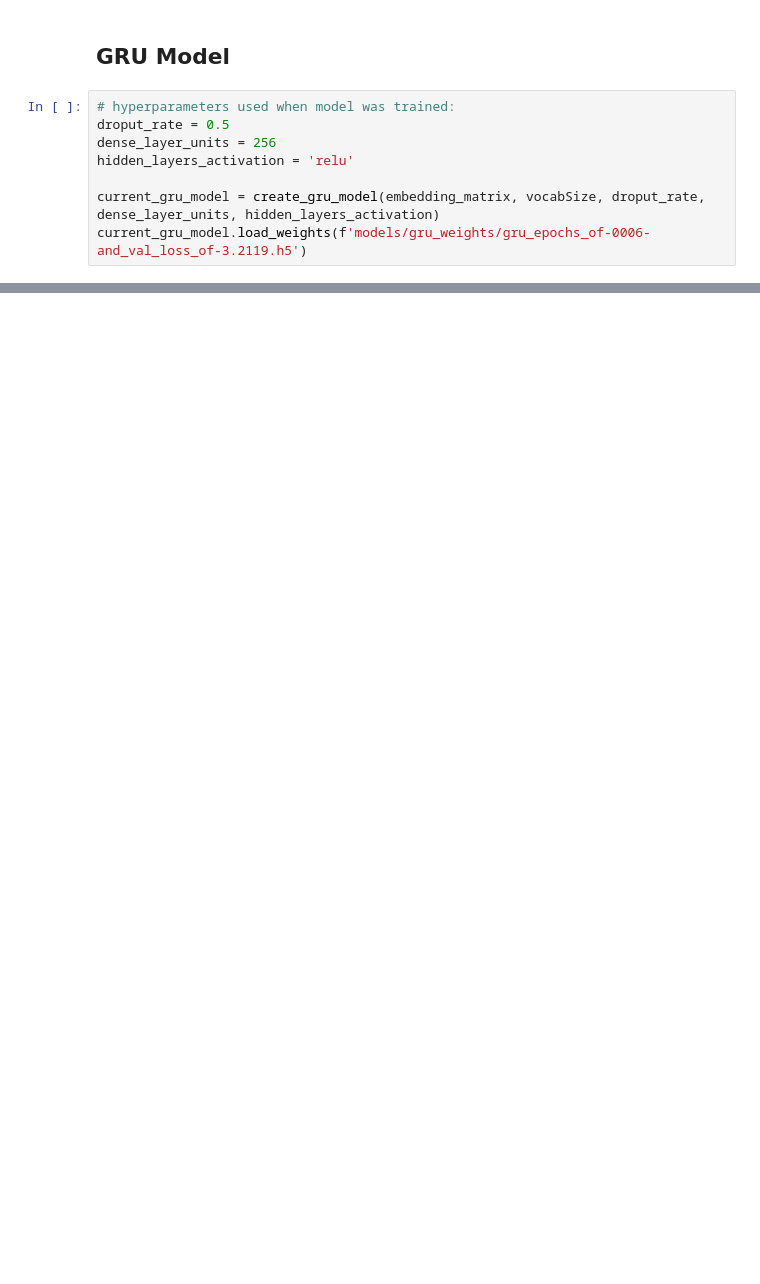
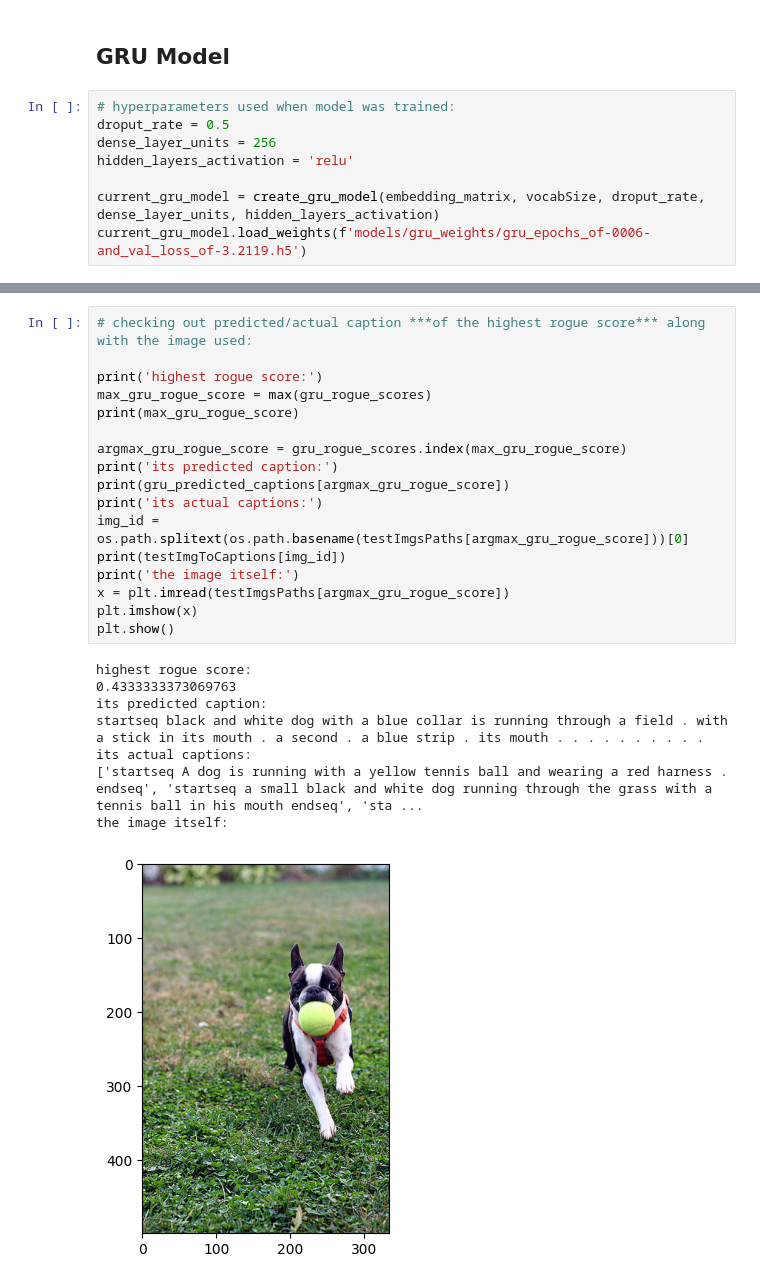
Before and after one commit to mohamednegm0/nlp-image-captioning-project, a Jupyter notebook: nlp_image_captioning_project_phase_2.ipynb, the cells around one changed output, grey strips where cells are left out. Saved outputs shown, nothing was run; the diff lists cells and outputs as text; blank space fills up the shorter version.

```diff
--- a/nlp_image_captioning_project_phase_2.ipynb
+++ b/nlp_image_captioning_project_phase_2.ipynb
@@ -1103,3 +1289,29 @@ actual captions:
 ['startseq The dogs are in the snow in front of a fence . endseq', 'startseq The dogs play on the snow . endseq', 'startseq Two brown dogs playfully fight in the snow . endseq', 'startseq Two brown do ...
 the image itself:
 [figure]
+# %%
+# checking out predicted/actual caption ***of the highest rogue score*** along with the image used:
+
+print('highest rogue score:')
+max_gru_rogue_score = max(gru_rogue_scores)
+print(max_gru_rogue_score)
+
+argmax_gru_rogue_score = gru_rogue_scores.index(max_gru_rogue_score)
+print('its predicted caption:')
+print(gru_predicted_captions[argmax_gru_rogue_score])
+print('its actual captions:')
+img_id = os.path.splitext(os.path.basename(testImgsPaths[argmax_gru_rogue_score]))[0]
+print(testImgToCaptions[img_id])
+print('the image itself:')
+x = plt.imread(testImgsPaths[argmax_gru_rogue_score])
+plt.imshow(x)
+plt.show()
+# %% [output]
+highest rogue score:
+0.4333333373069763
+its predicted caption:
+startseq black and white dog with a blue collar is running through a field . with a stick in its mouth . a second . a blue strip . its mouth . . . . . . . . . .
+its actual captions:
+['startseq A dog is running with a yellow tennis ball and wearing a red harness . endseq', 'startseq a small black and white dog running through the grass with a tennis ball in his mouth endseq', 'sta ...
+the image itself:
+[figure, added]
```
Also changed, not shown: parts of 25 cells of this notebook, 25 other files.
